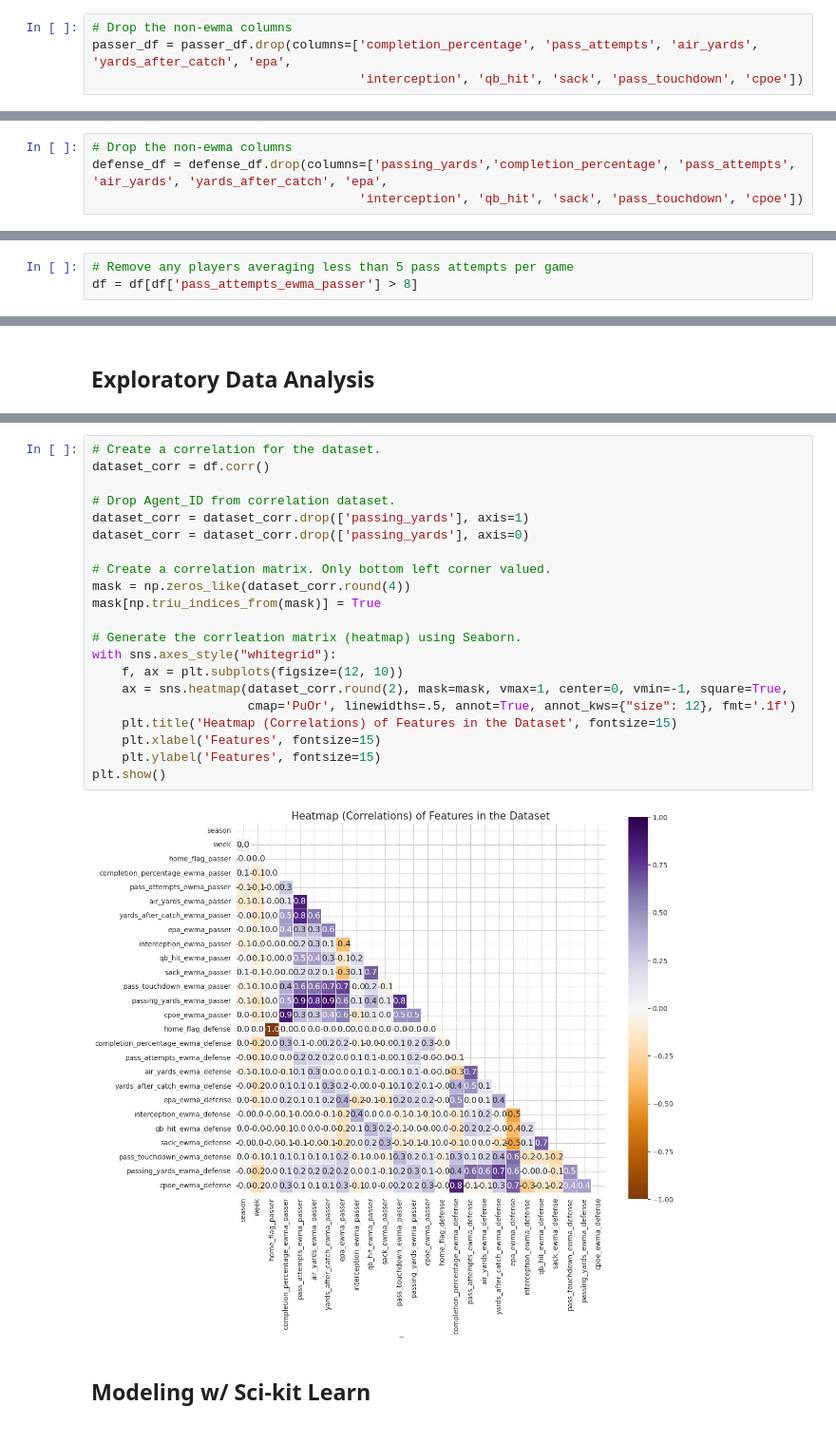
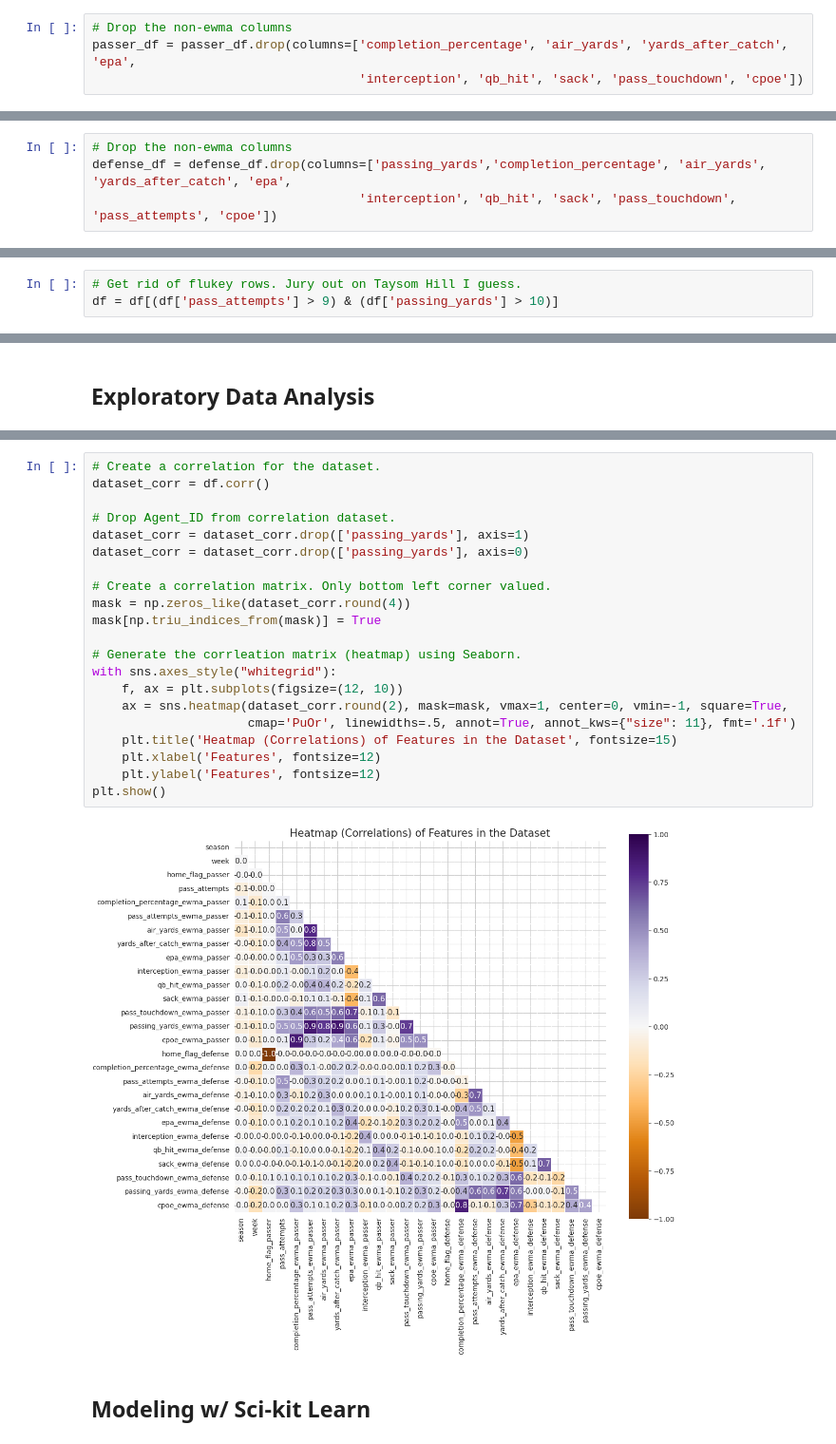
Before and after one commit to bhuggard/CheckTheCover, a Jupyter notebook: heysusan.ipynb, the cells around one changed output, grey strips where cells are left out. Shown at 95% size. Saved outputs shown, nothing was run; the diff lists cells and outputs as text.

```diff
--- a/heysusan.ipynb
+++ b/heysusan.ipynb
@@ -132,7 +132,7 @@ passer_df['cpoe_ewma'] = passer_df.groupby('passer_player_name')['cpoe']\
     .transform(lambda x: x.ewm(min_periods=1, span=10).mean())
 # %%
 # Drop the non-ewma columns
-passer_df = passer_df.drop(columns=['completion_percentage', 'pass_attempts', 'air_yards', 'yards_after_catch', 'epa',
+passer_df = passer_df.drop(columns=['completion_percentage', 'air_yards', 'yards_after_catch', 'epa',
                                     'interception', 'qb_hit', 'sack', 'pass_touchdown', 'cpoe'])
 # %% [markdown]
 ## Defense Preprocessing & Feature Engineering
@@ -224,8 +224,8 @@ defense_df['cpoe_ewma'] = defense_df.groupby('defteam')['cpoe']\
     .transform(lambda x: x.ewm(min_periods=1, span=10).mean())
 # %%
 # Drop the non-ewma columns
-defense_df = defense_df.drop(columns=['passing_yards','completion_percentage', 'pass_attempts', 'air_yards', 'yards_after_catch', 'epa',
-                                    'interception', 'qb_hit', 'sack', 'pass_touchdown', 'cpoe'])
+defense_df = defense_df.drop(columns=['passing_yards','completion_percentage', 'air_yards', 'yards_after_catch', 'epa',
+                                    'interception', 'qb_hit', 'sack', 'pass_touchdown', 'pass_attempts', 'cpoe'])
 # %% [markdown]
 ## Merging Passer & Defense Data
 # %%
@@ -250,5 +250,5 @@ df
 # %% [markdown]
 ## Removing Outliers
-# %%
-# Remove any players averaging less than 5 pass attempts per game
-df = df[df['pass_attempts_ewma_passer'] > 8]
+# %%
+# Get rid of flukey rows. Jury out on Taysom Hill I guess.
+df = df[(df['pass_attempts'] > 9) & (df['passing_yards'] > 10)]
@@ -270,26 +289,26 @@ df.describe().round(2)
 # %%
 # Create a correlation for the dataset.
 dataset_corr = df.corr()
 
 # Drop Agent_ID from correlation dataset.
 dataset_corr = dataset_corr.drop(['passing_yards'], axis=1)
 dataset_corr = dataset_corr.drop(['passing_yards'], axis=0)
 
 # Create a correlation matrix. Only bottom left corner valued.
 mask = np.zeros_like(dataset_corr.round(4))
 mask[np.triu_indices_from(mask)] = True
 
 # Generate the corrleation matrix (heatmap) using Seaborn.
 with sns.axes_style("whitegrid"):
     f, ax = plt.subplots(figsize=(12, 10))
     ax = sns.heatmap(dataset_corr.round(2), mask=mask, vmax=1, center=0, vmin=-1, square=True,
-                     cmap='PuOr', linewidths=.5, annot=True, annot_kws={"size": 12}, fmt='.1f')
+                     cmap='PuOr', linewidths=.5, annot=True, annot_kws={"size": 11}, fmt='.1f')
     plt.title('Heatmap (Correlations) of Features in the Dataset', fontsize=15)
-    plt.xlabel('Features', fontsize=15)
-    plt.ylabel('Features', fontsize=15)
+    plt.xlabel('Features', fontsize=12)
+    plt.ylabel('Features', fontsize=12)
 plt.show()
 # %% [output]
-[figure, old version]
+[figure, new version]
 # %% [markdown]
 ## Modeling w/ Sci-kit Learn
 # %% [markdown]
```
Also changed, not shown: parts of 10 cells of this notebook.
